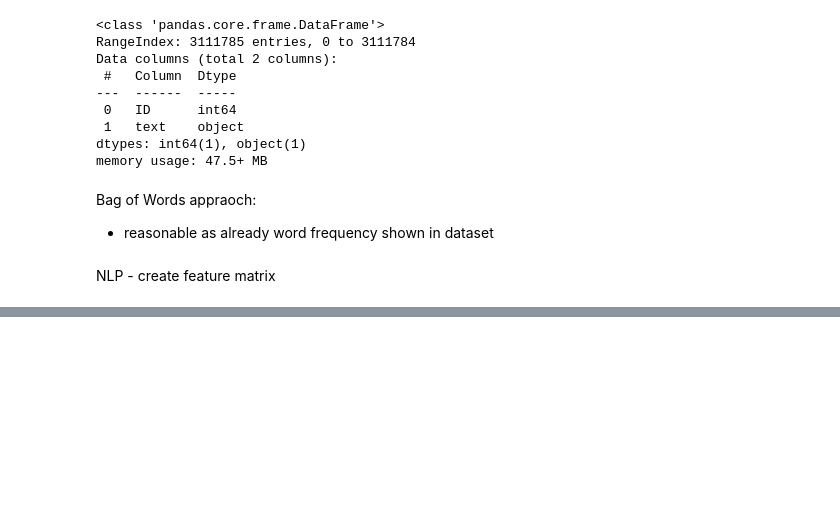
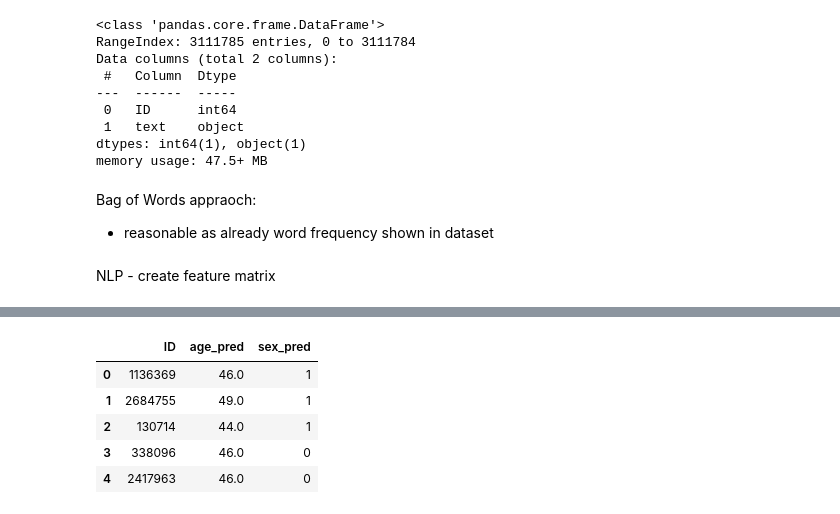
Before and after one commit to marc6330/ESCP_NLP, a Jupyter notebook: 02_Assingment NLP/ASsingment 4-5_Sex.ipynb, the cells around one changed output, grey strips where cells are left out. Cells and saved outputs as stored; diff of their text form; code cells hidden in the pictures; blank space fills up the shorter version.

```diff
--- a/02_Assingment NLP/ASsingment 4-5_Sex.ipynb
+++ b/02_Assingment NLP/ASsingment 4-5_Sex.ipynb
@@ -248,4 +248,13 @@ final_handin
 | 8873 | 993813 | 46.0 | 1 |
 8874 rows × 3 columns
+# %%
+final_handin.head()
+# %% [output]
+|  | ID | age_pred | sex_pred |
+| 0 | 1136369 | 46.0 | 1 |
+| 1 | 2684755 | 49.0 | 1 |
+| 2 | 130714 | 44.0 | 1 |
+| 3 | 338096 | 46.0 | 0 |
+| 4 | 2417963 | 46.0 | 0 |
 # %%
 final_handin.to_csv('C:/Users/Marc/Dropbox/06_ESCP/01_Uni/04_Term 2/10_NLP with Python/02_Assingment 4&5/final_handin.csv')
```
Also changed, not shown: parts of 4 cells of this notebook, 1 other file.
